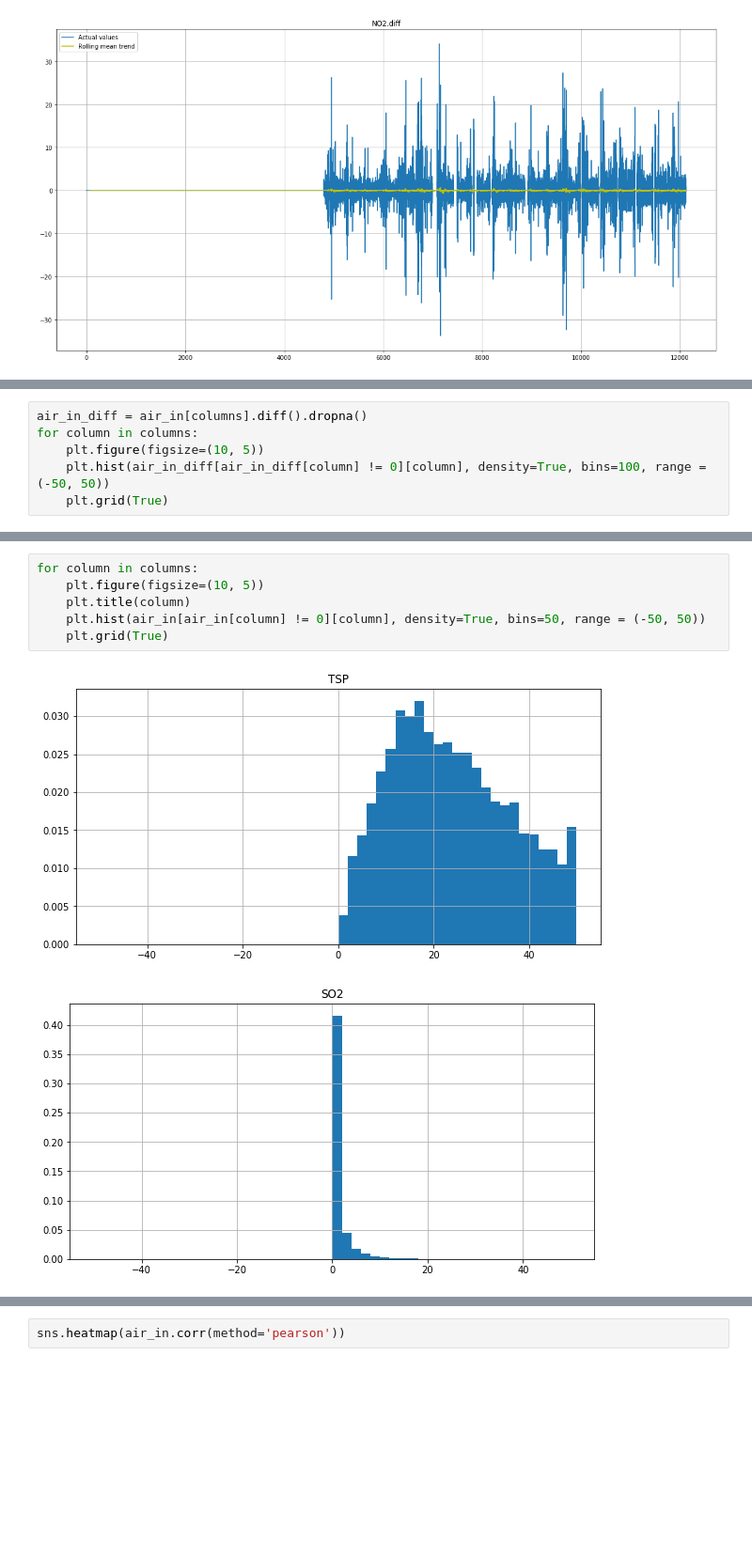
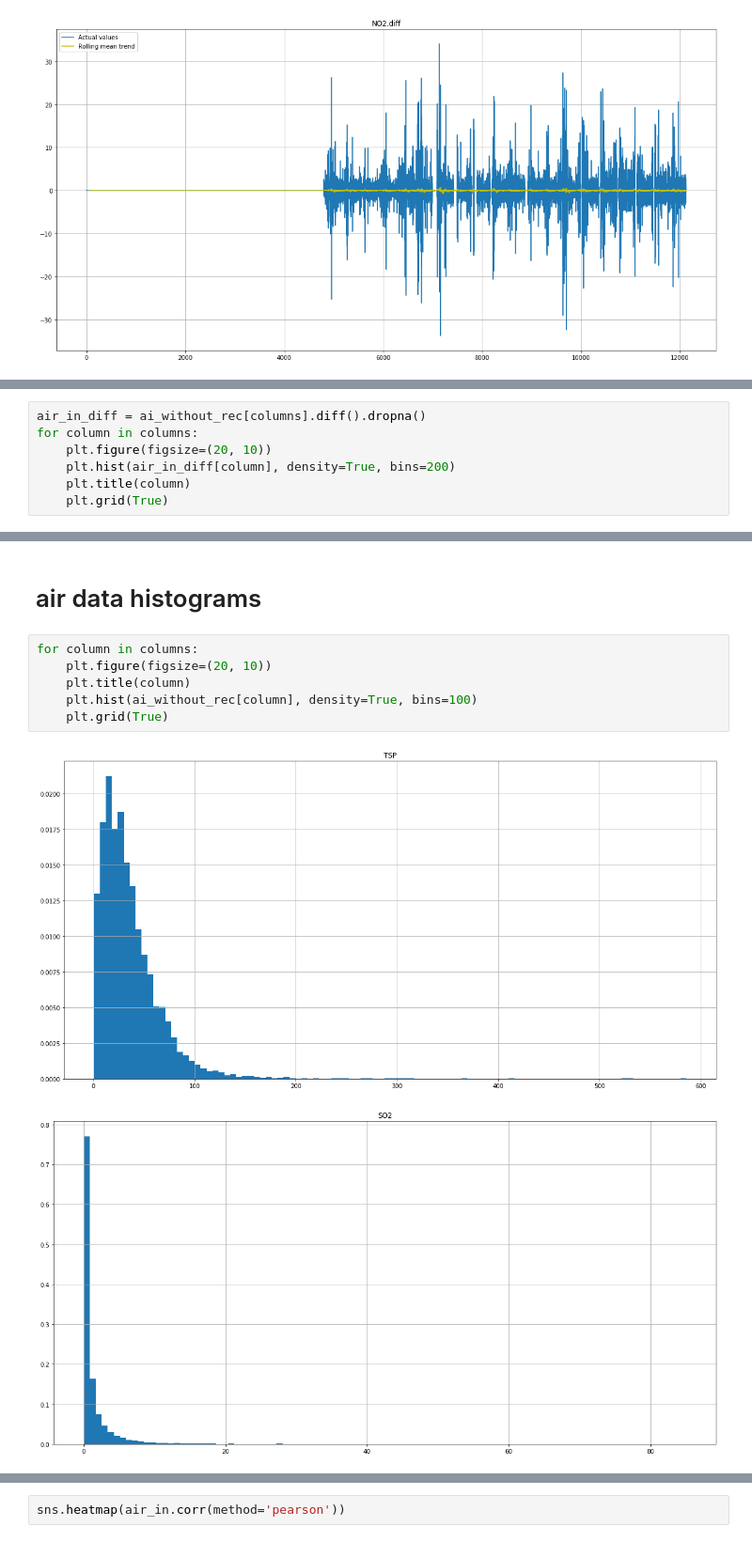
Before and after one commit to artemmaksimov/hometasks, a Jupyter notebook: kursach/kursach.ipynb, the cells around one changed output, grey strips where cells are left out. Shown at 94% size. Cells and saved outputs as stored; diff of their text form; blank space fills up the shorter version.

```diff
--- a/kursach/kursach.ipynb
+++ b/kursach/kursach.ipynb
@@ -148,7 +152,8 @@ for column in columns:
 # %%
-air_in_diff = air_in[columns].diff().dropna()
+air_in_diff = ai_without_rec[columns].diff().dropna()
 for column in columns:
-    plt.figure(figsize=(10, 5))
-    plt.hist(air_in_diff[air_in_diff[column] != 0][column], density=True, bins=100, range = (-50, 50))
+    plt.figure(figsize=(20, 10))
+    plt.hist(air_in_diff[column], density=True, bins=200)
+    plt.title(column)
     plt.grid(True)
 # %% [output]
@@ -159,9 +164,11 @@ for column in columns:
+# %% [markdown]
+# air data histograms
 # %%
 for column in columns:
-    plt.figure(figsize=(10, 5))
+    plt.figure(figsize=(20, 10))
     plt.title(column)
-    plt.hist(air_in[air_in[column] != 0][column], density=True, bins=50, range = (-50, 50))
+    plt.hist(ai_without_rec[column], density=True, bins=100)
     plt.grid(True)
 # %% [output]
-[figure, old version]
+[figure, new version]
-[figure, old version]
+[figure, new version]
```
Also changed, not shown: parts of 56 cells of this notebook, 12 other files.
